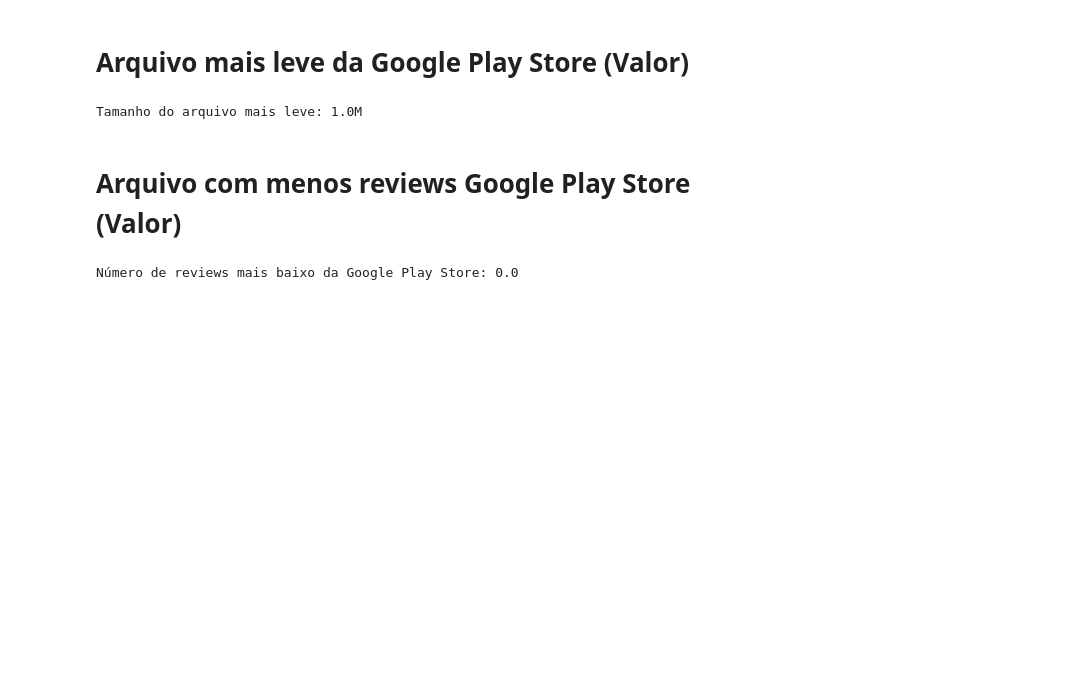
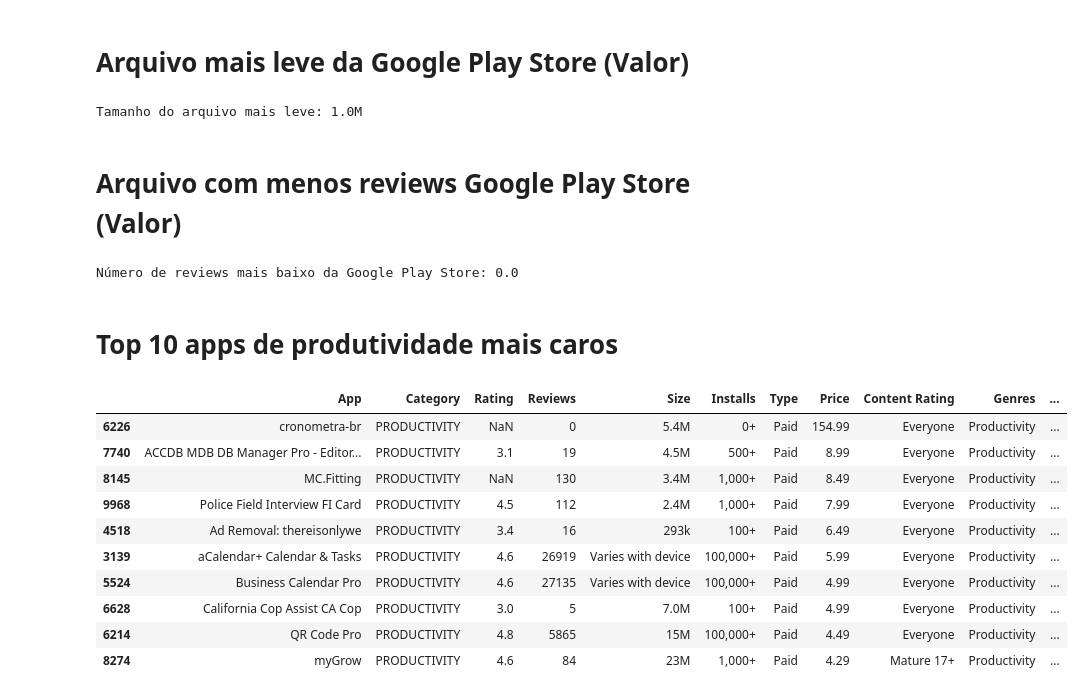
Before and after one commit to LeonardoMOH/PB-COMPASS_UOL-LEONARDO_OHAMA, a Jupyter notebook: Sprint 3/Desafio/Script Python.ipynb, the cells around one changed output. Drawn from its saved outputs; the diff is of its cells as text; code cells hidden in the pictures; blank space fills up the shorter version.

```diff
--- a/Sprint 3/Desafio/Script Python.ipynb
+++ b/Sprint 3/Desafio/Script Python.ipynb
@@ -170,3 +175,33 @@ df['Reviews'] = df['Reviews'].astype(str)
 print('Número de reviews mais baixo da Google Play Store:', df.iloc[0, 3])
 # %% [output]
 Número de reviews mais baixo da Google Play Store: 0.0
+# %% [markdown]
+# Top 10 apps de produtividade mais caros
+# %%
+import pandas as pd
+
+arquivo_novo = "novo_googleplaystore.csv"
+
+df = pd.read_csv(arquivo_novo, sep = ",")
+
+df['Price'] = df['Price'].str.replace('$', '')
+
+df['Price'] = pd.to_numeric(df['Price'], errors='coerce')
+
+df_productivity = df[df['Category'] == 'PRODUCTIVITY']
+
+df = df_productivity.sort_values(by = 'Price', ascending = False)
+
+df.head(10)
+# %% [output]
+|  | App | Category | Rating | Reviews | Size | Installs | Type | Price | Content Rating | Genres | ... |
+| 6226 | cronometra-br | PRODUCTIVITY | NaN | 0 | 5.4M | 0+ | Paid | 154.99 | Everyone | Productivity | ... |
+| 7740 | ACCDB MDB DB Manager Pro - Editor... | PRODUCTIVITY | 3.1 | 19 | 4.5M | 500+ | Paid | 8.99 | Everyone | Productivity | ... |
+| 8145 | MC.Fitting | PRODUCTIVITY | NaN | 130 | 3.4M | 1,000+ | Paid | 8.49 | Everyone | Productivity | ... |
+| 9968 | Police Field Interview FI Card | PRODUCTIVITY | 4.5 | 112 | 2.4M | 1,000+ | Paid | 7.99 | Everyone | Productivity | ... |
+| 4518 | Ad Removal: thereisonlywe | PRODUCTIVITY | 3.4 | 16 | 293k | 100+ | Paid | 6.49 | Everyone | Productivity | ... |
+| 3139 | aCalendar+ Calendar & Tasks | PRODUCTIVITY | 4.6 | 26919 | Varies with device | 100,000+ | Paid | 5.99 | Everyone | Productivity | ... |
+| 5524 | Business Calendar Pro | PRODUCTIVITY | 4.6 | 27135 | Varies with device | 100,000+ | Paid | 4.99 | Everyone | Productivity | ... |
+| 6628 | California Cop Assist CA Cop | PRODUCTIVITY | 3.0 | 5 | 7.0M | 100+ | Paid | 4.99 | Everyone | Productivity | ... |
+| 6214 | QR Code Pro | PRODUCTIVITY | 4.8 | 5865 | 15M | 100,000+ | Paid | 4.49 | Everyone | Productivity | ... |
+| 8274 | myGrow | PRODUCTIVITY | 4.6 | 84 | 23M | 1,000+ | Paid | 4.29 | Mature 17+ | Productivity | ... |
```
Also changed, not shown: parts of 3 cells of this notebook, 6 other files.
